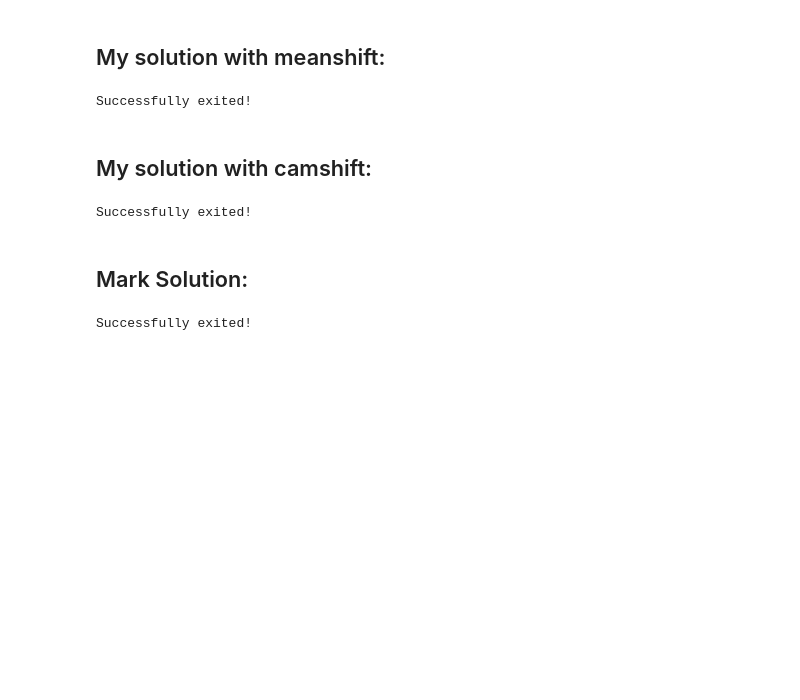
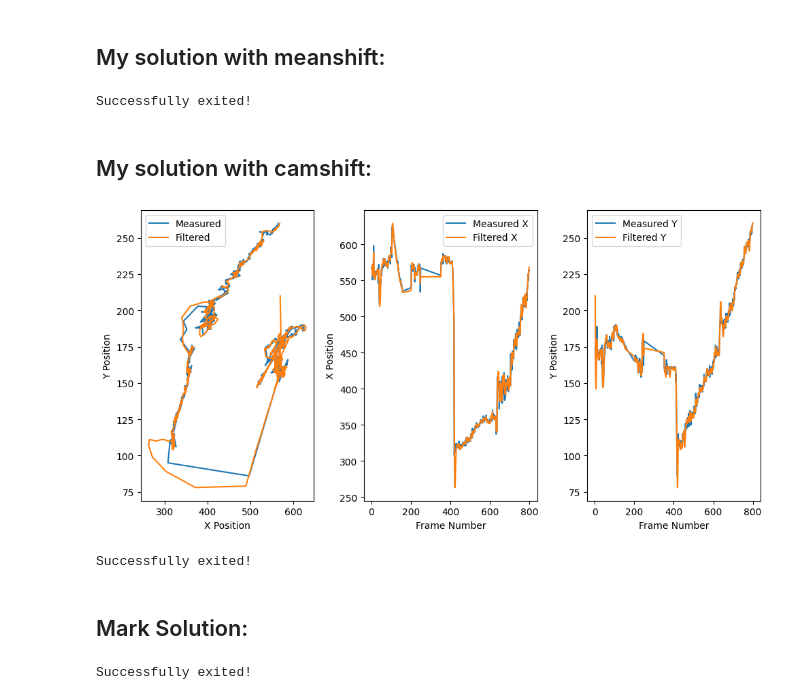
Before and after one commit to ChineseWarlord/ComTek-7-AVS, a Jupyter notebook: Lecture 5/Sim/exercise_2.ipynb, the cells around one changed output. Drawn from its saved outputs; the diff is of its cells as text; code cells hidden in the pictures; blank space fills up the shorter version.

```diff
--- a/Lecture 5/Sim/exercise_2.ipynb
+++ b/Lecture 5/Sim/exercise_2.ipynb
@@ -170,8 +171,19 @@ thickness = 2
 lineType = cv.LINE_AA
 
 # If < 40 frames are skipped, kalman filter acting up
-th1 = 200
+th1 = 160
 th2 = th1 + 40
+
+# Initialize lists to store measured and filtered positions
+measured_positions = []
+filtered_positions = []
+
+# Initialize lists to store error covariance information
+error_covariances = []
+
+# Initialize a list to store frame numbers (time axis)
+frame_numbers = []
+
 
 count = 0
 while(1):
@@ -181,12 +193,18 @@ while(1):
     cv.putText(frame, text, org, font, fontScale, color, thickness, lineType)
 
     # Skip frames
-    if count <= 144:
+    if count <= 1:
         count += 1
         continue
     elif th1 <= count <= th2:
         count += 1
         continue
+    elif 250 <= count <= 350:
+        count += 1
+        continue
+    elif count == 800:
+        count += 1
+        break
 
     hsv = cv.cvtColor(frame, cv.COLOR_BGR2HSV)
     dst = cv.calcBackProject([hsv],[0, 1],roi_hist,[0,180,0,256],1)
@@ -199,34 +217,82 @@ while(1):
     img2 = cv.rectangle(frame, (x, y), (x + w, y + h), (0, 255, 0), 2)
     #print(f"x: {x}, y: {y}")
 
     # Predict coordinates - x,y coordinates for upper left corner
     prediction = predict(x,y)
     #print(f"prediction (x,y): {prediction}")
 
+    # Extract the error covariance
+
+    # Store the measured and filtered positions
+    measured_positions.append((x, y))
+    filtered_positions.append((prediction[0], prediction[1]))
+    frame_numbers.append(count)
+
+    error_covariance = kalman.errorCovPost
+    error_covariances.append(error_covariance)
+
     # Calculates center
     xCenter = (prediction[0]*2 + w ) / 2
     yCenter = (prediction[1]*2 + h) / 2
 
     # Calculates bottom right corner
     #x2 = (prediction[0] + w)
     #y2 = (prediction[1] + h)
 
     # draw predicton on image - in red
     img2 = cv.rectangle(frame,(prediction[0],prediction[1]), (prediction[0] + w, prediction[1] + h), (0,0,255), 1)
     # Draw prediction on image - in cyan
     img2 = cv.circle(frame, (int(xCenter), int(yCenter)), 5, (255, 255, 0), 2)
 
     cv.imshow('Motion Tracking, CamShift + Kalman',img2)
-    k = cv.waitKey(60) & 0xff
+    k = cv.waitKey(1) & 0xff
     count += 1
     if k == 27:
         break
 
+# Plot the measured and filtered positions
+measured_x = [pos[0] for pos in measured_positions]
+measured_y = [pos[1] for pos in measured_positions]
+filtered_x = [pos[0] for pos in filtered_positions]
+filtered_y = [pos[1] for pos in filtered_positions]
+
+plt.figure(figsize=(10, 5))
+
+plt.subplot(131)
+plt.plot(measured_x, measured_y, label='Measured')
+plt.plot(filtered_x, filtered_y, label='Filtered')
+plt.xlabel('X Position')
+plt.ylabel('Y Position')
+plt.legend()
+
+plt.subplot(132)
+plt.plot(frame_numbers, measured_x, label='Measured X')
+plt.plot(frame_numbers, filtered_x, label='Filtered X')
+plt.xlabel('Frame Number')
+plt.ylabel('X Position')
+plt.legend()
+
+plt.subplot(133)
+plt.plot(frame_numbers, measured_y, label='Measured Y')
+plt.plot(frame_numbers, filtered_y, label='Filtered Y')
+plt.xlabel('Frame Number')
+plt.ylabel('Y Position')
+plt.legend()
+
+#plt.subplot(133)
+#for error_covariance in error_covariances:
+#    ellipse = Ellipse((filtered_x[-1], filtered_y[-1]), width=error_covariance[0, 0], height=error_covariance[1, 1], fill=False, color='red')
+#    plt.gca().add_patch(ellipse)
+#plt.xlabel('X Position')
+#plt.ylabel('Y Position')
+plt.tight_layout()
+plt.show()
 
 
 cv.destroyAllWindows()
 print("Successfully exited!")
 # %% [output]
+[figure, added]
 Successfully exited!
 # %% [markdown]
 ## Mark Solution:
```
Also changed, not shown: parts of 1 cell of this notebook.
